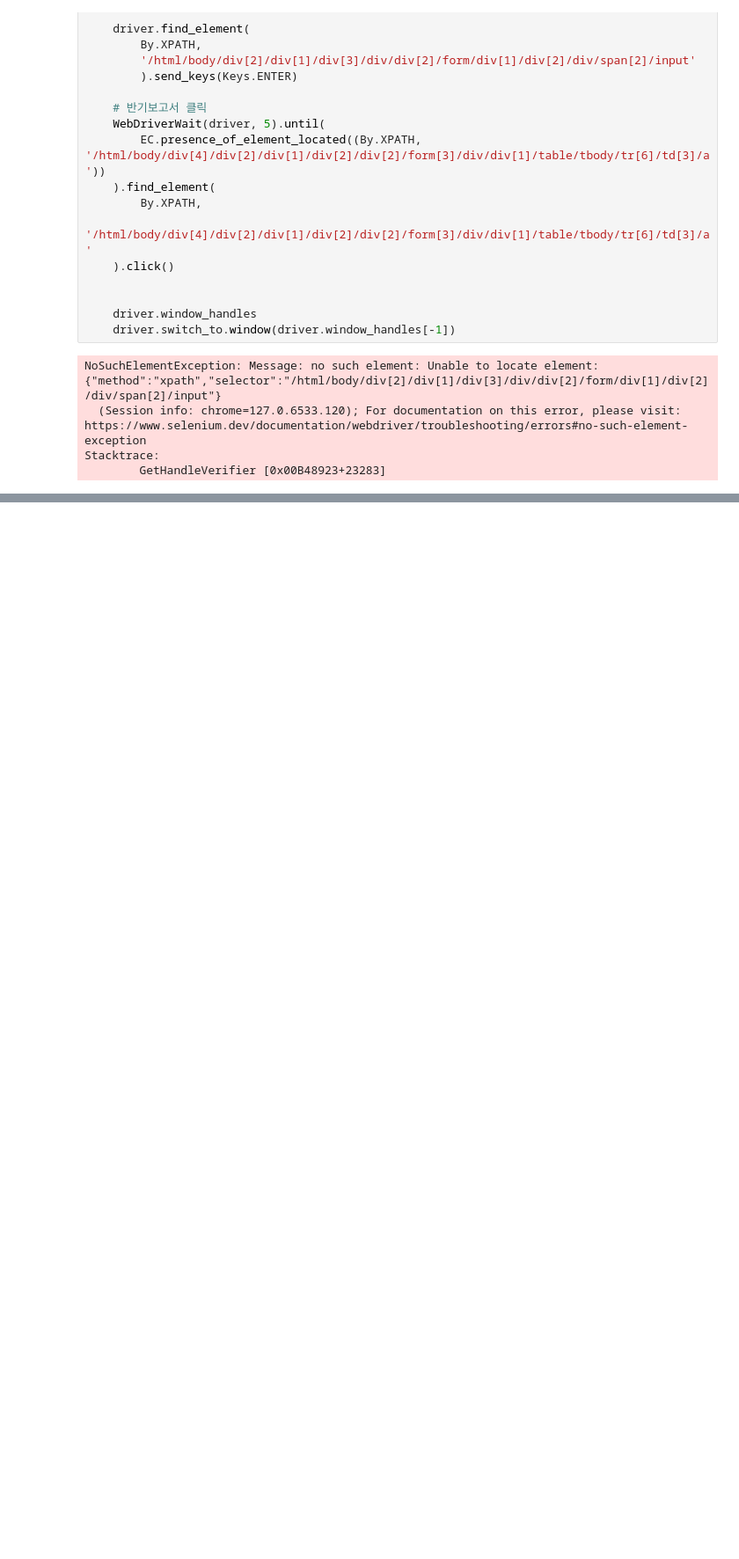
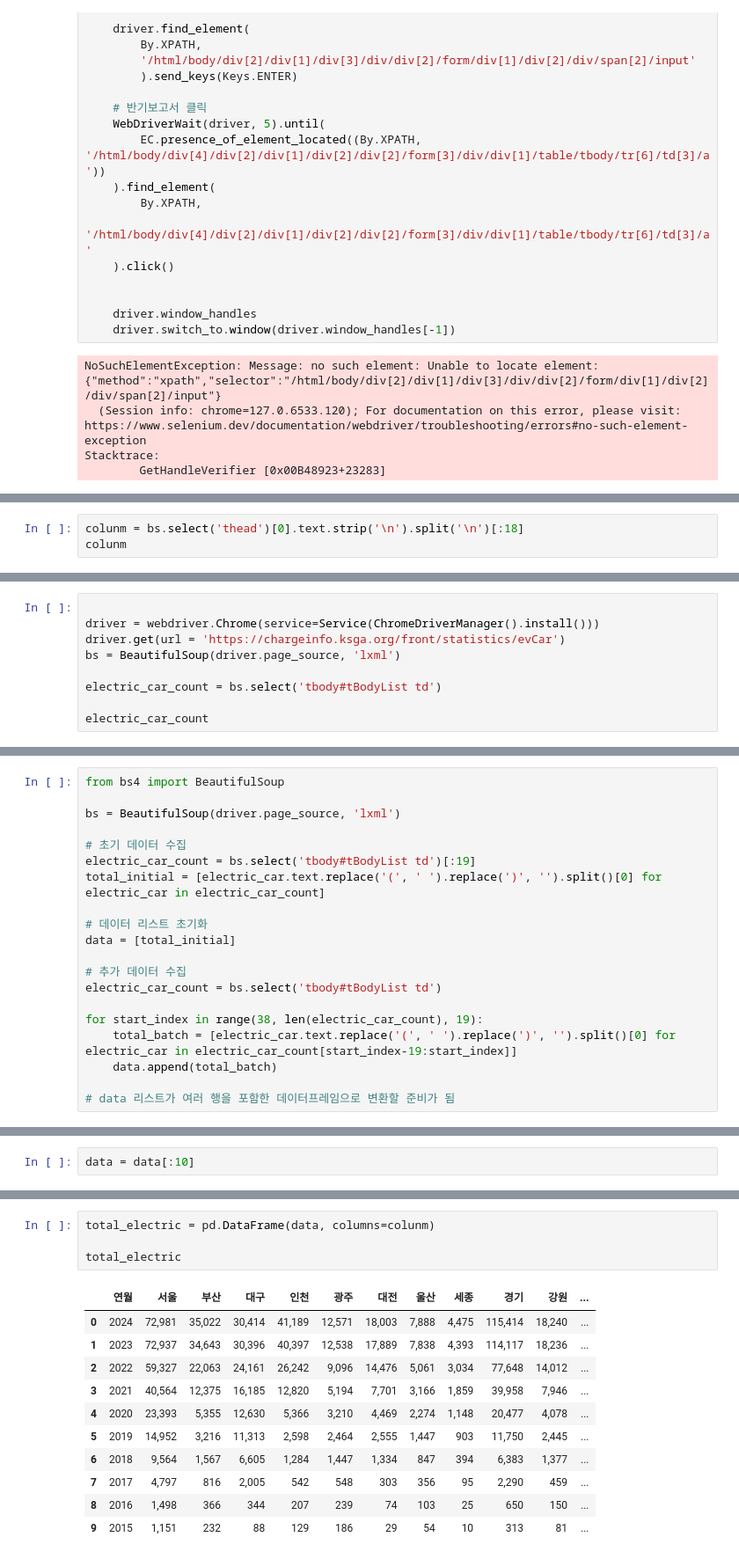
Before and after one commit to hwarange/qwer, a Jupyter notebook: day11_dynamic_crawling.ipynb, the cells around one changed output, grey strips where cells are left out. Shown: that part at 88% size. Cells and saved outputs as stored; diff of their text form; blank space fills up the shorter version.

```diff
--- a/day11_dynamic_crawling.ipynb
+++ b/day11_dynamic_crawling.ipynb
@@ -699,0 +768,3 @@ Stacktrace:
+# %%
+colunm = bs.select('thead')[0].text.strip('\n').split('\n')[:18]
+colunm
@@ -699,0 +950,9 @@ Stacktrace:
+# %%
+
+driver = webdriver.Chrome(service=Service(ChromeDriverManager().install()))
+driver.get(url = 'https://chargeinfo.ksga.org/front/statistics/evCar')
+bs = BeautifulSoup(driver.page_source, 'lxml')
+
+electric_car_count = bs.select('tbody#tBodyList td')
+
+electric_car_count
@@ -699,0 +1029,20 @@ Stacktrace:
+# %%
+from bs4 import BeautifulSoup
+
+bs = BeautifulSoup(driver.page_source, 'lxml')
+
+# 초기 데이터 수집
+electric_car_count = bs.select('tbody#tBodyList td')[:19]
+total_initial = [electric_car.text.replace('(', ' ').replace(')', '').split()[0] for electric_car in electric_car_count]
+
+# 데이터 리스트 초기화
+data = [total_initial]
+
+# 추가 데이터 수집
+electric_car_count = bs.select('tbody#tBodyList td')
+
+for start_index in range(38, len(electric_car_count), 19):
+    total_batch = [electric_car.text.replace('(', ' ').replace(')', '').split()[0] for electric_car in electric_car_count[start_index-19:start_index]]
+    data.append(total_batch)
+
+# data 리스트가 여러 행을 포함한 데이터프레임으로 변환할 준비가 됨
@@ -699,0 +1053,2 @@ Stacktrace:
+# %%
+data = data[:10]
@@ -699,0 +1081,16 @@ Stacktrace:
+# %%
+total_electric = pd.DataFrame(data, columns=colunm)
+
+total_electric
+# %% [output]
+|  | 연월 | 서울 | 부산 | 대구 | 인천 | 광주 | 대전 | 울산 | 세종 | 경기 | 강원 | ... |
+| 0 | 2024 | 72,981 | 35,022 | 30,414 | 41,189 | 12,571 | 18,003 | 7,888 | 4,475 | 115,414 | 18,240 | ... |
+| 1 | 2023 | 72,937 | 34,643 | 30,396 | 40,397 | 12,538 | 17,889 | 7,838 | 4,393 | 114,117 | 18,236 | ... |
+| 2 | 2022 | 59,327 | 22,063 | 24,161 | 26,242 | 9,096 | 14,476 | 5,061 | 3,034 | 77,648 | 14,012 | ... |
+| 3 | 2021 | 40,564 | 12,375 | 16,185 | 12,820 | 5,194 | 7,701 | 3,166 | 1,859 | 39,958 | 7,946 | ... |
+| 4 | 2020 | 23,393 | 5,355 | 12,630 | 5,366 | 3,210 | 4,469 | 2,274 | 1,148 | 20,477 | 4,078 | ... |
+| 5 | 2019 | 14,952 | 3,216 | 11,313 | 2,598 | 2,464 | 2,555 | 1,447 | 903 | 11,750 | 2,445 | ... |
+| 6 | 2018 | 9,564 | 1,567 | 6,605 | 1,284 | 1,447 | 1,334 | 847 | 394 | 6,383 | 1,377 | ... |
+| 7 | 2017 | 4,797 | 816 | 2,005 | 542 | 548 | 303 | 356 | 95 | 2,290 | 459 | ... |
+| 8 | 2016 | 1,498 | 366 | 344 | 207 | 239 | 74 | 103 | 25 | 650 | 150 | ... |
+| 9 | 2015 | 1,151 | 232 | 88 | 129 | 186 | 29 | 54 | 10 | 313 | 81 | ... |
```
Also changed, not shown: parts of 29 cells of this notebook, 5 other files.
